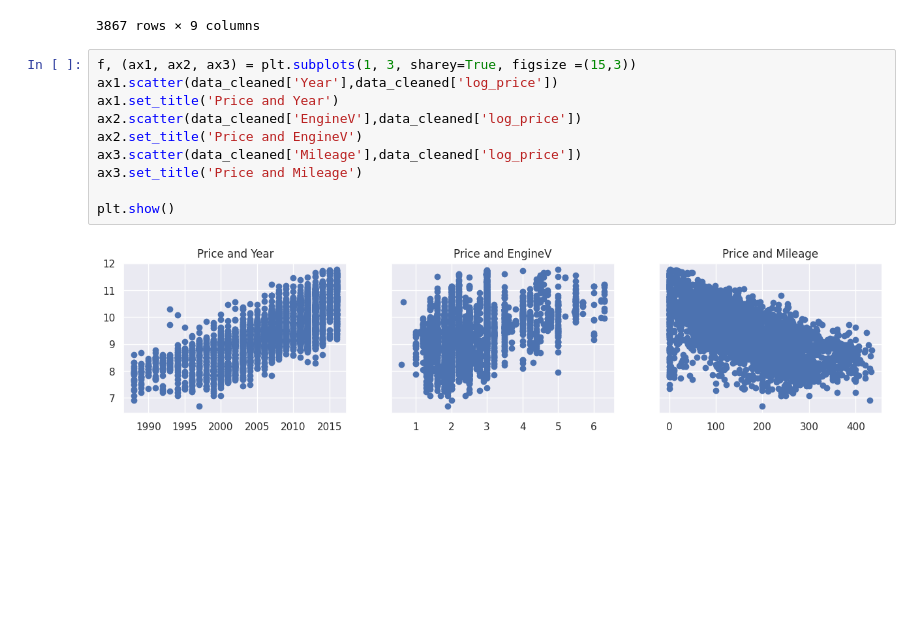
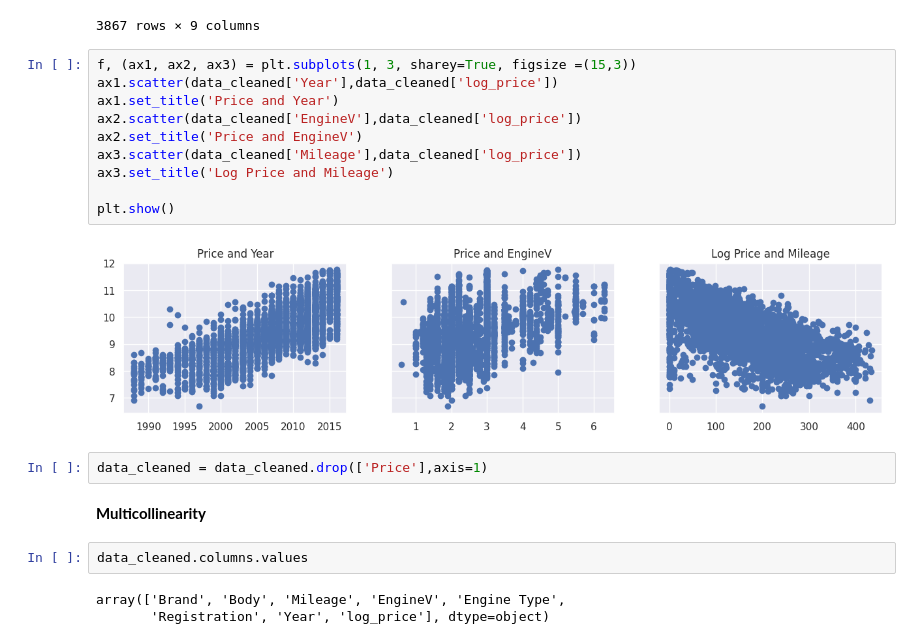
Before and after one commit to Hemant-Mhalsekar/Data-Science-365-Course, a Jupyter notebook: Sklearn_Linear_Regression_Practical_Example_1.ipynb, the cells around one changed output. Saved outputs shown, nothing was run; the diff lists cells and outputs as text; blank space fills up the shorter version.

```diff
--- a/Sklearn_Linear_Regression_Practical_Example_1.ipynb
+++ b/Sklearn_Linear_Regression_Practical_Example_1.ipynb
@@ -298,12 +298,21 @@ data_cleaned
 # %%
 f, (ax1, ax2, ax3) = plt.subplots(1, 3, sharey=True, figsize =(15,3))
 ax1.scatter(data_cleaned['Year'],data_cleaned['log_price'])
 ax1.set_title('Price and Year')
 ax2.scatter(data_cleaned['EngineV'],data_cleaned['log_price'])
 ax2.set_title('Price and EngineV')
 ax3.scatter(data_cleaned['Mileage'],data_cleaned['log_price'])
-ax3.set_title('Price and Mileage')
+ax3.set_title('Log Price and Mileage')
 
 plt.show()
 # %% [output]
-[figure, old version]
+[figure, new version]
+# %%
+data_cleaned = data_cleaned.drop(['Price'],axis=1)
+# %% [markdown]
+**Multicollinearity**
+# %%
+data_cleaned.columns.values
+# %% [output]
+array(['Brand', 'Body', 'Mileage', 'EngineV', 'Engine Type',
+       'Registration', 'Year', 'log_price'], dtype=object)
```
Also changed, not shown: parts of 1 cell of this notebook.
